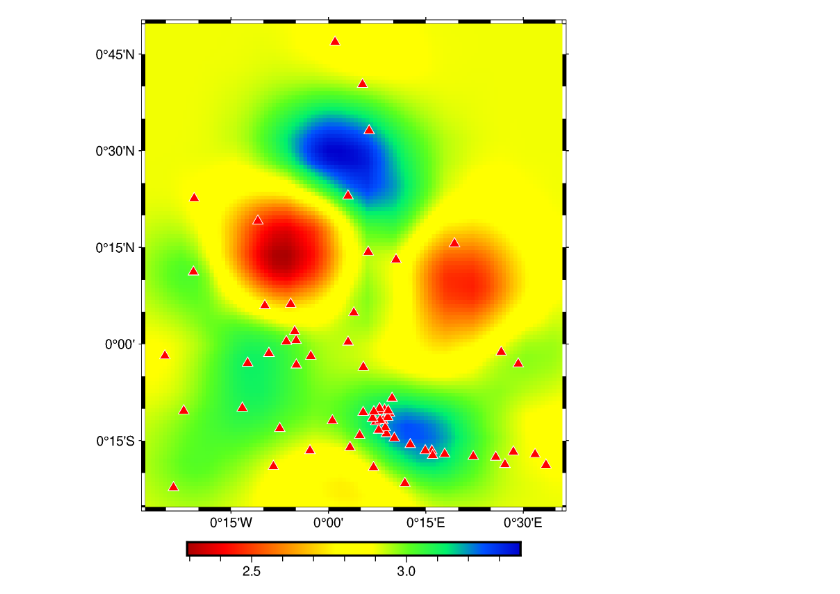
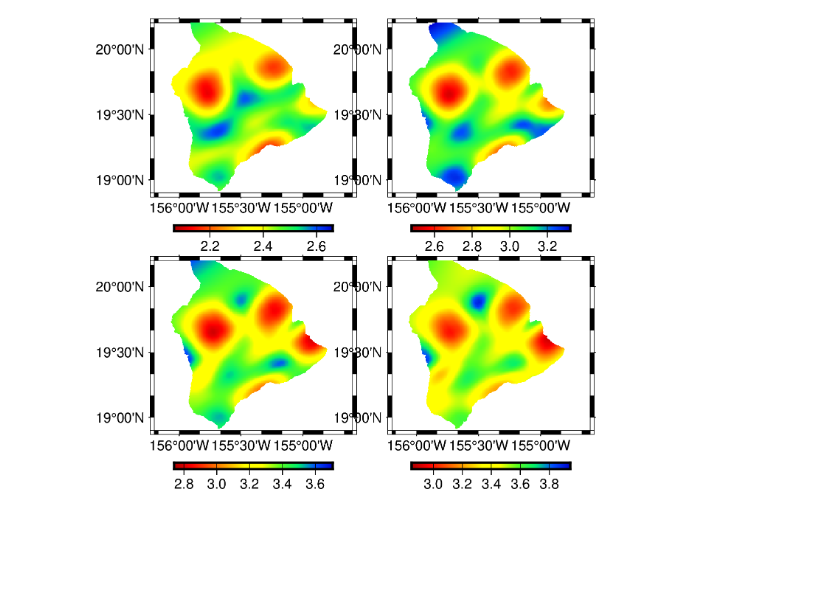
Before and after one commit to xumi1993/SurfATT-iso, a Jupyter notebook: examples/04_hawaii_topo/plot_model.ipynb, the cells around one changed output. Drawn from its saved outputs; the diff is of its cells as text; code cells hidden in the pictures; blank space fills up the shorter version.

```diff
--- a/examples/04_hawaii_topo/plot_model.ipynb
+++ b/examples/04_hawaii_topo/plot_model.ipynb
@@ -16,11 +7,23 @@ xx, yy = np.meshgrid(x, y, indexing='ij')
+# %%
+fm_tab = pd.read_csv("./OUTPUT_FILES/final_model.csv")
+# %%
+region=[-156.2, -154.6, 18.9, 20.2]
+z = np.unique(fm_tab["dep"].values)
 # %%
-idep = 8
-print('depth={}'.format(z[idep]))
 fig = pygmt.Figure()
-fig.basemap(region=region, projection="M4i", frame=True)
-grid = pygmt.surface(x=np.ravel(xx), y=np.ravel(yy), z=np.ravel(vs[:,:,idep]), region=region, spacing="0.01" )
-fig.grdimage(grid=grid, cmap="seis")
-fig.plot(x=stx, y=sty, style="t0.3c", fill="red", pen="0.3p,255")
-fig.colorbar()
+dep = [2, 4, 6, 8]
+with fig.subplot(nrows=2, ncols=2, figsize=("10c", "10c"), frame=["af", "WSne"]):
+    for i, depth in enumerate(dep):
+        close_dep = z[np.abs(z-depth).argmin()]
+        data = fm_tab[fm_tab["dep"]==close_dep]
+        fig.basemap(region=region, projection="M?", panel=i)
+        grid = pygmt.surface(x=data['lon'], y=data['lat'], z=data['vs'], region=region, spacing="0.01" )
+        vmax = data['vs'].max()+0.05; vmin = data['vs'].min()-0.05
+        pygmt.makecpt(cmap="seis", series=[vmin, vmax])
+        fig.coast(area_thresh=10, resolution='f', land=True)
+        fig.grdimage(grid=grid, cmap=True)
+        fig.coast(Q=True)
+        # fig.plot(x=stx, y=sty, style="t0.3c", fill="red", pen="0.3p,255")
+        fig.colorbar(frame=['a0.2g0.2'])
 fig.show()
 # %% [output]
@@ -28 +46 @@ depth=4.0
-[figure, old version]
+[figure, new version]
```
Also changed, not shown: parts of 3 cells of this notebook, 4 other files.
